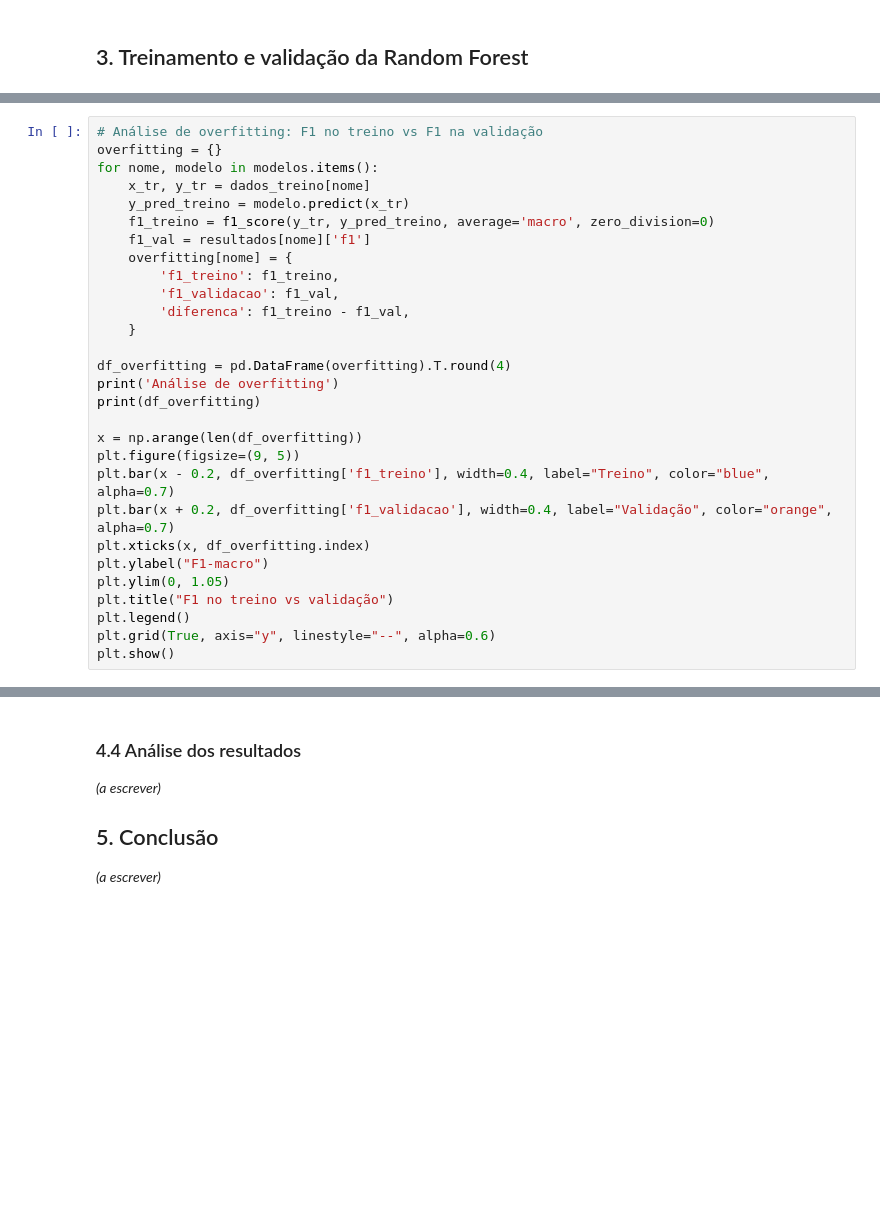
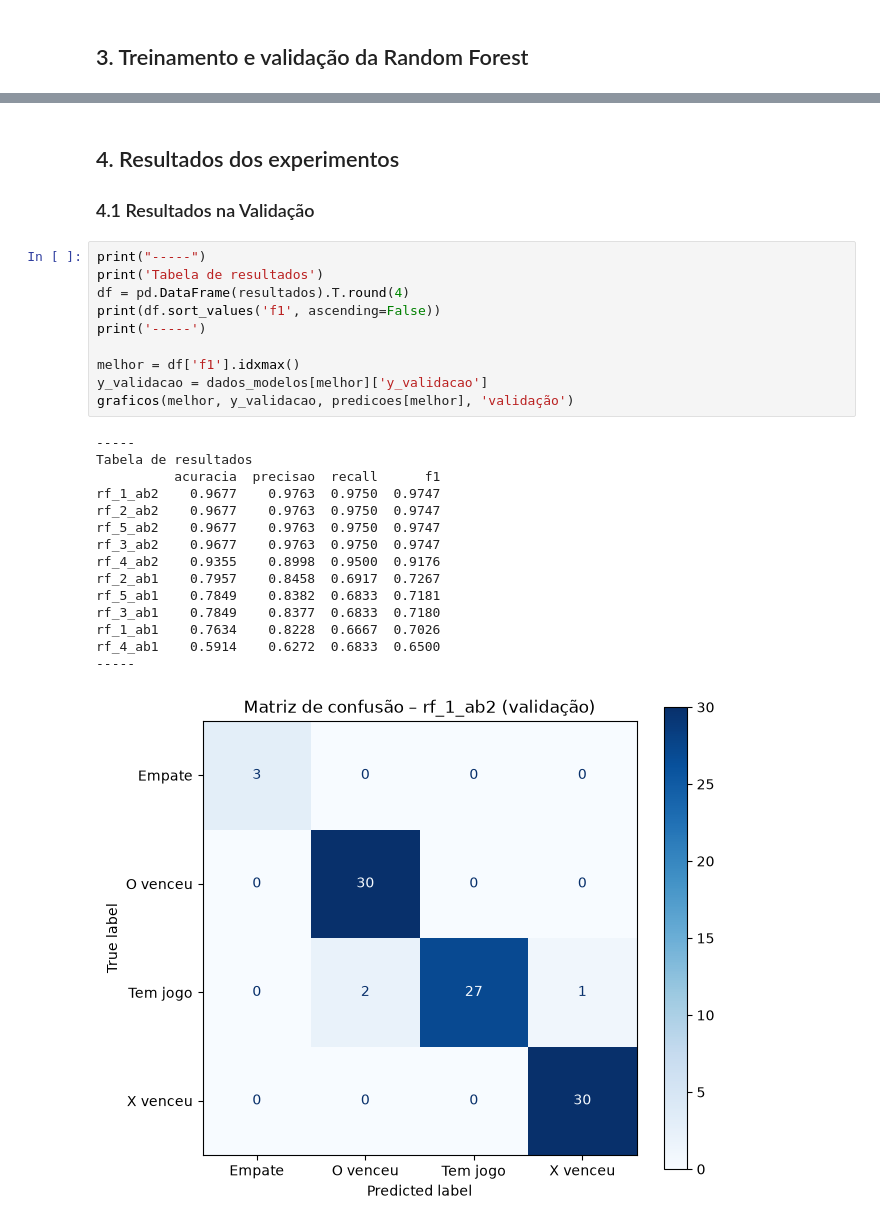
Before and after one commit to jesalvatori/tic-tac-toe-game, a Jupyter notebook: algoritmos/random_forest/random_forest.ipynb, the cells around one changed output, grey strips where cells are left out. Saved outputs shown, nothing was run; the diff lists cells and outputs as text; blank space fills up the shorter version.

```diff
--- a/algoritmos/random_forest/random_forest.ipynb
+++ b/algoritmos/random_forest/random_forest.ipynb
@@ -231,29 +250,0 @@ def graficos(nome, y_real, y_pred, conjunto):
-# %%
-# Análise de overfitting: F1 no treino vs F1 na validação
-overfitting = {}
-for nome, modelo in modelos.items():
-    x_tr, y_tr = dados_treino[nome]
-    y_pred_treino = modelo.predict(x_tr)
-    f1_treino = f1_score(y_tr, y_pred_treino, average='macro', zero_division=0)
-    f1_val = resultados[nome]['f1']
-    overfitting[nome] = {
-        'f1_treino': f1_treino,
-        'f1_validacao': f1_val,
-        'diferenca': f1_treino - f1_val,
-    }
-
-df_overfitting = pd.DataFrame(overfitting).T.round(4)
-print('Análise de overfitting')
-print(df_overfitting)
-
-x = np.arange(len(df_overfitting))
-plt.figure(figsize=(9, 5))
-plt.bar(x - 0.2, df_overfitting['f1_treino'], width=0.4, label="Treino", color="blue", alpha=0.7)
-plt.bar(x + 0.2, df_overfitting['f1_validacao'], width=0.4, label="Validação", color="orange", alpha=0.7)
-plt.xticks(x, df_overfitting.index)
-plt.ylabel("F1-macro")
-plt.ylim(0, 1.05)
-plt.title("F1 no treino vs validação")
-plt.legend()
-plt.grid(True, axis="y", linestyle="--", alpha=0.6)
-plt.show()
@@ -381,8 +362,30 @@ Profundidade média real das árvores: 11.235
-# %% [markdown]
-### 4.4 Análise dos resultados
-
-*(a escrever)*
-
-## 5. Conclusão
-
-*(a escrever)*
+# %% [markdown]
+## 4. Resultados dos experimentos
+
+### 4.1 Resultados na Validação
+# %%
+print("-----")
+print('Tabela de resultados')
+df = pd.DataFrame(resultados).T.round(4)
+print(df.sort_values('f1', ascending=False))
+print('-----')
+
+melhor = df['f1'].idxmax()
+y_validacao = dados_modelos[melhor]['y_validacao']
+graficos(melhor, y_validacao, predicoes[melhor], 'validação')
+# %% [output]
+-----
+Tabela de resultados
+          acuracia  precisao  recall      f1
+rf_1_ab2    0.9677    0.9763  0.9750  0.9747
+rf_2_ab2    0.9677    0.9763  0.9750  0.9747
+rf_5_ab2    0.9677    0.9763  0.9750  0.9747
+rf_3_ab2    0.9677    0.9763  0.9750  0.9747
+rf_4_ab2    0.9355    0.8998  0.9500  0.9176
+rf_2_ab1    0.7957    0.8458  0.6917  0.7267
+rf_5_ab1    0.7849    0.8382  0.6833  0.7181
+rf_3_ab1    0.7849    0.8377  0.6833  0.7180
+rf_1_ab1    0.7634    0.8228  0.6667  0.7026
+rf_4_ab1    0.5914    0.6272  0.6833  0.6500
+-----
+[figure, added]
```
Also changed, not shown: parts of 27 cells of this notebook, 2 other files.
